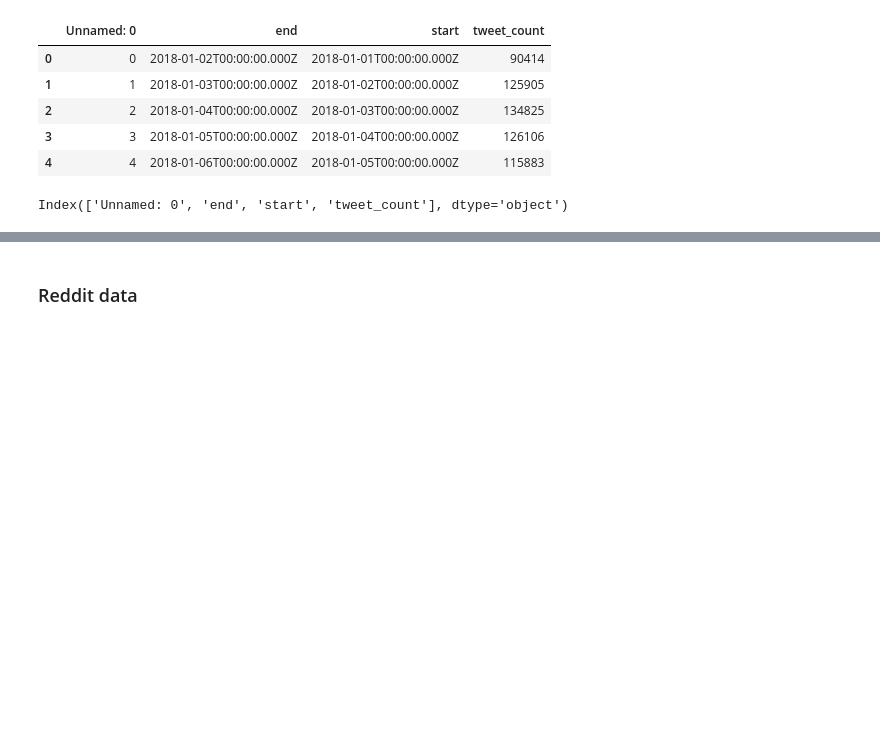
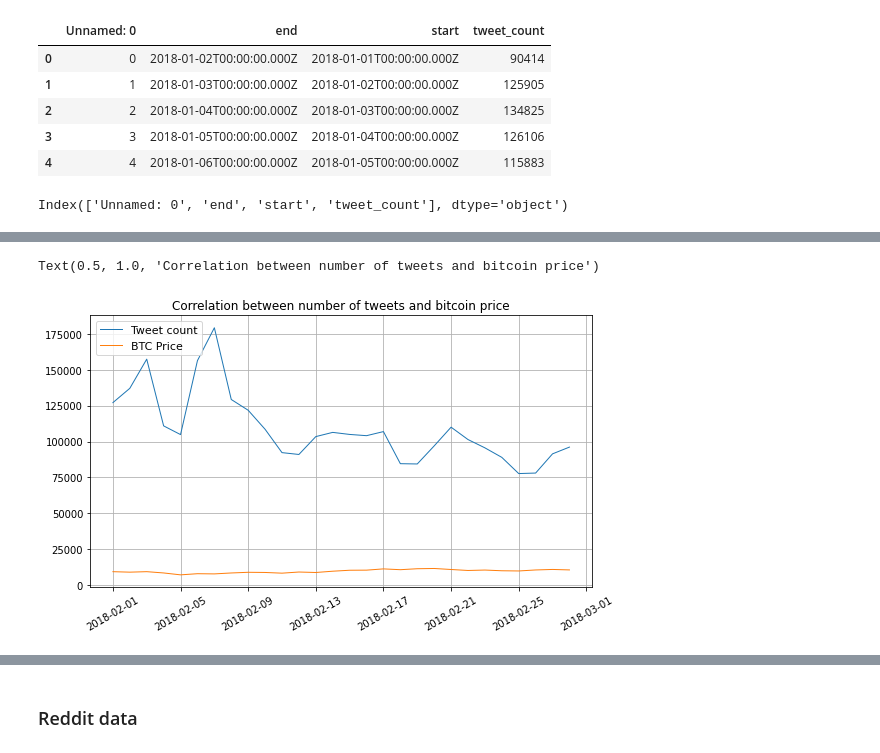
Before and after one commit to omarbelhaj99/cryptocurrency_trading, a Jupyter notebook: notebooks/Project_overview.ipynb, the cells around one changed output, grey strips where cells are left out. Cells and saved outputs as stored; diff of their text form; code cells hidden in the pictures; blank space fills up the shorter version.

```diff
--- a/notebooks/Project_overview.ipynb
+++ b/notebooks/Project_overview.ipynb
@@ -132,0 +175,3 @@ Text(0.5, 1.0, 'Correlation between number of tweets and bitcoin price')
+# %%
+df_feb_2018 = df[29:57]
+df_feb_2018.tail()
@@ -132,0 +196,11 @@ Text(0.5, 1.0, 'Correlation between number of tweets and bitcoin price')
+# %%
+plt.figure(figsize=(9,5))
+plt.plot(df_feb_2018['tweet_count'],lw=1, label='Tweet count')
+plt.plot(df_feb_2018['close'],lw=1, label='BTC Price')
+plt.legend(loc=2,prop={'size':11})
+plt.grid(True)
+plt.setp(plt.gca().get_xticklabels(), rotation=30)
+plt.title('Correlation between number of tweets and bitcoin price')
+# %% [output]
+Text(0.5, 1.0, 'Correlation between number of tweets and bitcoin price')
+[figure, added]
```
Also changed, not shown: parts of 32 cells of this notebook.
